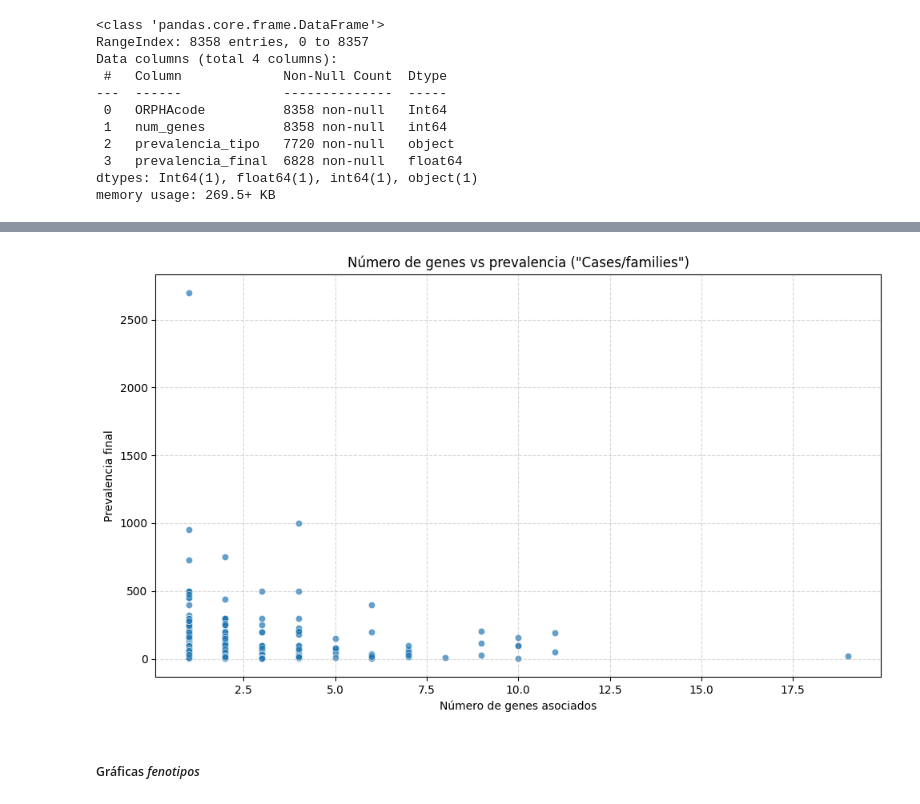
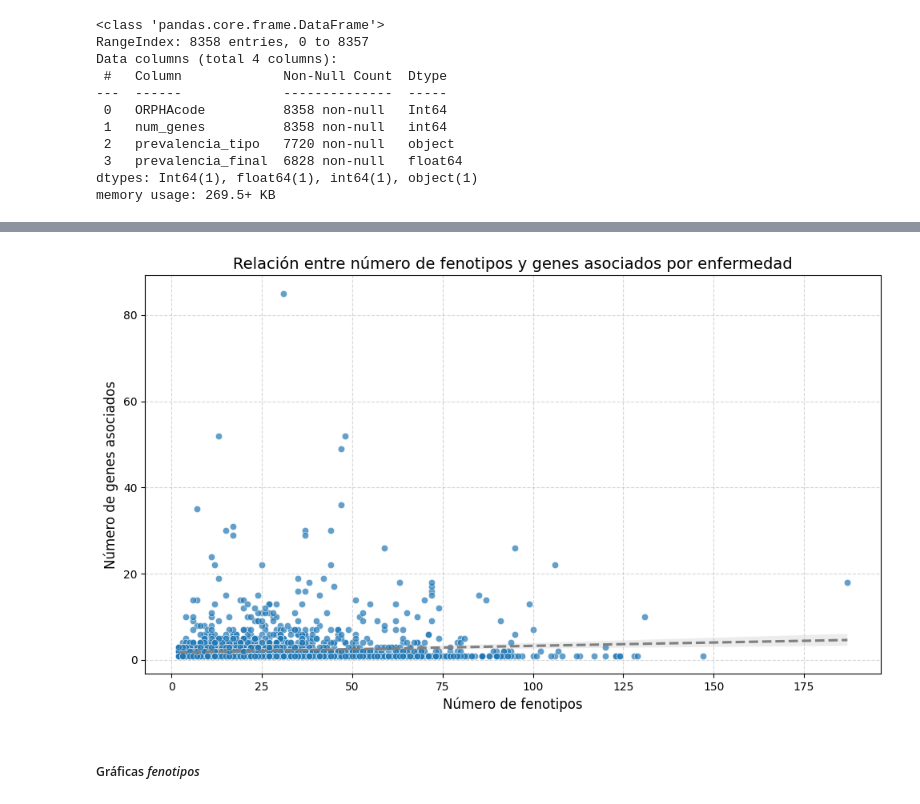
Before and after one commit to Muriburu/ITAcademy, a Jupyter notebook: Sprint 10 - Pràctica final/Code/Tratamiento_datos_Orphadata.ipynb, the cells around one changed output, grey strips where cells are left out. Drawn from its saved outputs; the diff is of its cells as text; code cells hidden in the pictures.

```diff
--- a/Sprint 10 - Pràctica final/Code/Tratamiento_datos_Orphadata.ipynb
+++ b/Sprint 10 - Pràctica final/Code/Tratamiento_datos_Orphadata.ipynb
@@ -1678,19 +1647,37 @@ plt.show()
 # %%
+# Create the DataFrame `df_fenotipo_genes` by merging relevant data
+df_fenotipo_genes = fenotipos_final.groupby('ORPHAcode').size().reset_index(name='num_fenotipos')
+df_fenotipo_genes = df_fenotipo_genes.merge(
+    genes_por_enfermedad.reset_index(name='num_genes'),
+    on='ORPHAcode',
+    how='left'
+)
+
+# Plot the scatterplot
 plt.figure(figsize=(10, 6))
 sns.scatterplot(
-    data=df_filtrado,
-    x='num_genes',
-    y='prevalencia_final',
+    data=df_fenotipo_genes,
+    x='num_fenotipos',
+    y='num_genes',
     alpha=0.7
 )
-plt.title('Número de genes vs prevalencia ("Cases/families")')
-plt.xlabel('Número de genes asociados')
-plt.ylabel('Prevalencia final')
+
+sns.regplot(
+    data=df_fenotipo_genes,
+    x='num_fenotipos',
+    y='num_genes',
+    scatter=False,
+    color='gray',
+    line_kws={'linestyle':'--'}
+)
+plt.title('Relación entre número de fenotipos y genes asociados por enfermedad', fontsize=14)
+plt.xlabel('Número de fenotipos', fontsize=12)
+plt.ylabel('Número de genes asociados', fontsize=12)
 plt.grid(True, linestyle='--', alpha=0.5)
 plt.tight_layout()
 plt.show()
 # %% [output]
-[figure, old version]
+[figure, new version]
 # %% [markdown]
 ##### Gráficas *fenotipos*
 # %%
```
Also changed, not shown: parts of 17 cells of this notebook, 14 other files.
